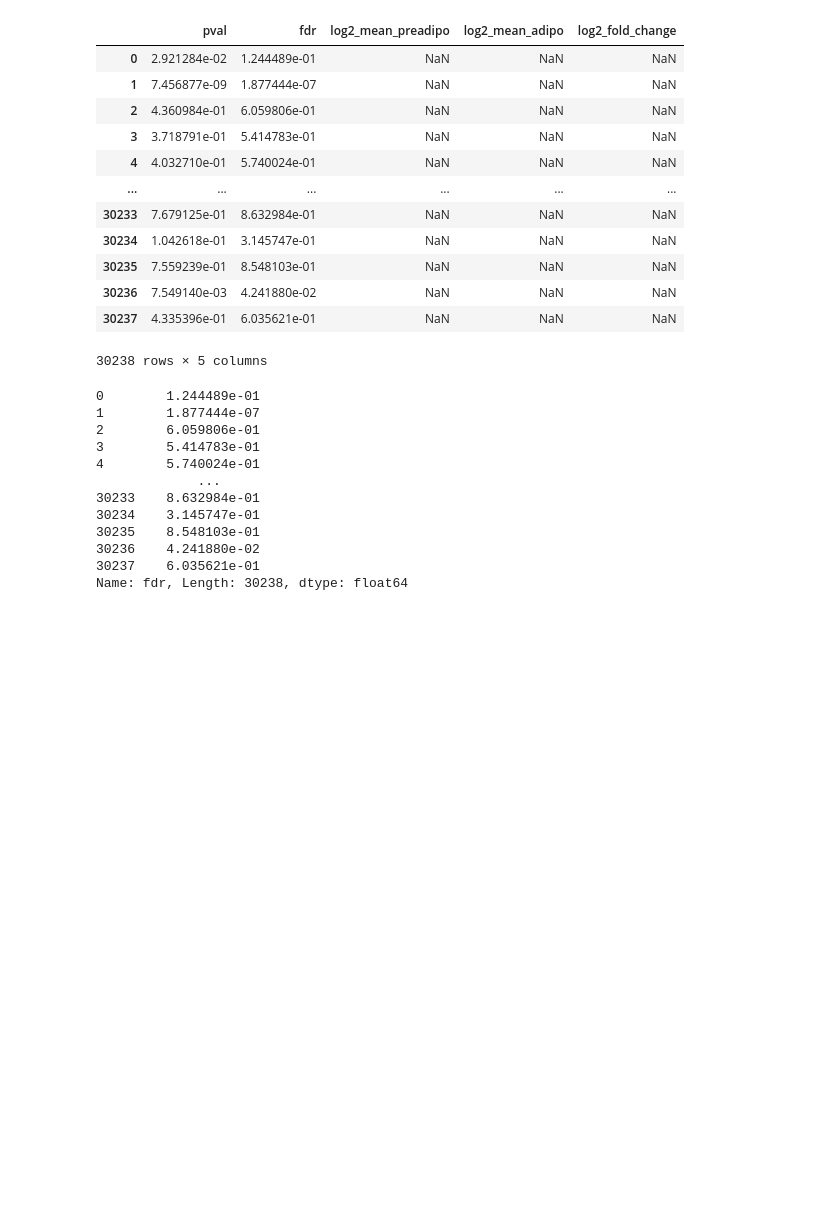
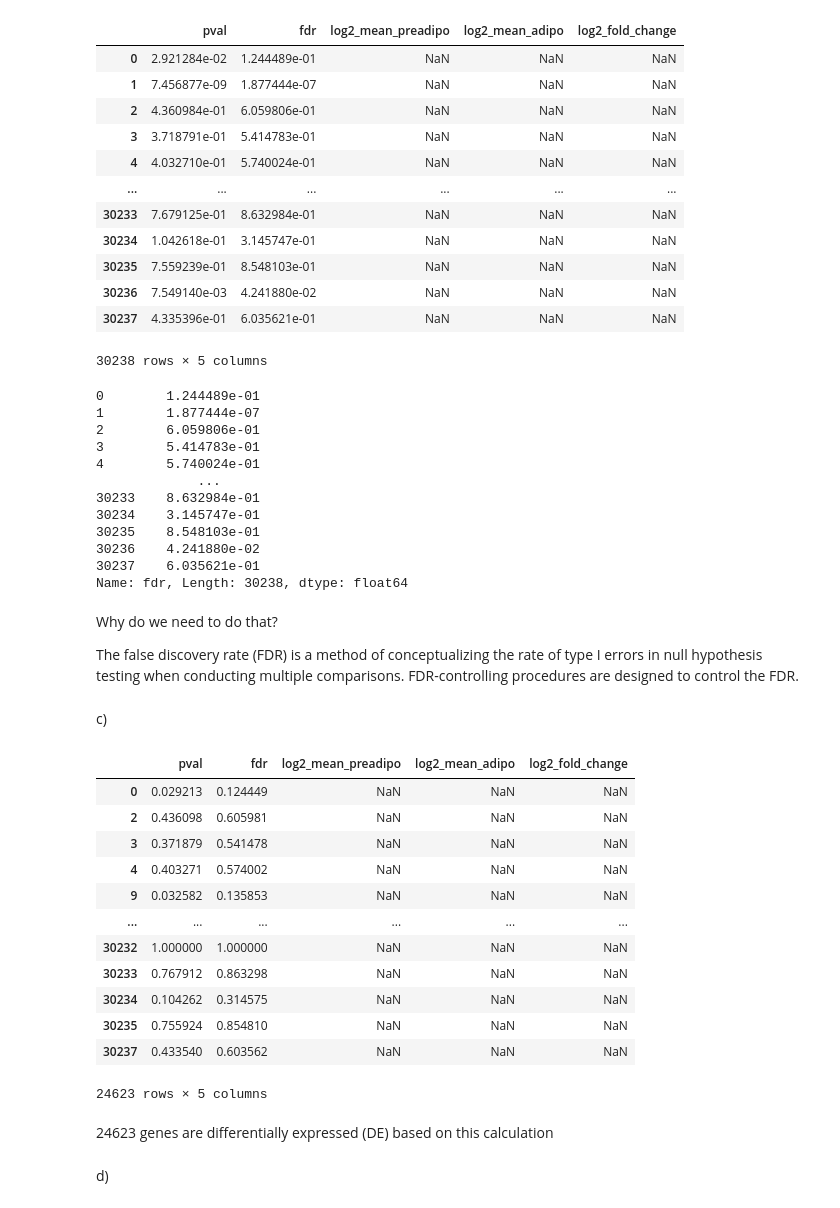
Before and after one commit to CamilleChallier/Transcriptomics_project, a Jupyter notebook: wesley.ipynb, the cells around one changed output. Drawn from its saved outputs; the diff is of its cells as text; code cells hidden in the pictures; blank space fills up the shorter version.

```diff
--- a/wesley.ipynb
+++ b/wesley.ipynb
@@ -351,3 +353,29 @@ de_results.fdr.dropna()
 30236    4.241880e-02
 30237    6.035621e-01
 Name: fdr, Length: 30238, dtype: float64
+# %% [markdown]
+Why do we need to do that?
+
+The false discovery rate (FDR) is a method of conceptualizing the rate of type I errors in null hypothesis testing when conducting multiple comparisons. FDR-controlling procedures are designed to control the FDR.
+# %% [markdown]
+c)
+# %%
+de_results[de_results["fdr"] >= 0.05]
+# %% [output]
+|  | pval | fdr | log2_mean_preadipo | log2_mean_adipo | log2_fold_change |
+| 0 | 0.029213 | 0.124449 | NaN | NaN | NaN |
+| 2 | 0.436098 | 0.605981 | NaN | NaN | NaN |
+| 3 | 0.371879 | 0.541478 | NaN | NaN | NaN |
+| 4 | 0.403271 | 0.574002 | NaN | NaN | NaN |
+| 9 | 0.032582 | 0.135853 | NaN | NaN | NaN |
+| ... | ... | ... | ... | ... | ... |
+| 30232 | 1.000000 | 1.000000 | NaN | NaN | NaN |
+| 30233 | 0.767912 | 0.863298 | NaN | NaN | NaN |
+| 30234 | 0.104262 | 0.314575 | NaN | NaN | NaN |
+| 30235 | 0.755924 | 0.854810 | NaN | NaN | NaN |
+| 30237 | 0.433540 | 0.603562 | NaN | NaN | NaN |
+24623 rows × 5 columns
+# %% [markdown]
+24623 genes are differentially expressed (DE) based on this calculation
+# %% [markdown]
+d)
```
Also changed, not shown: parts of 1 cell of this notebook.
